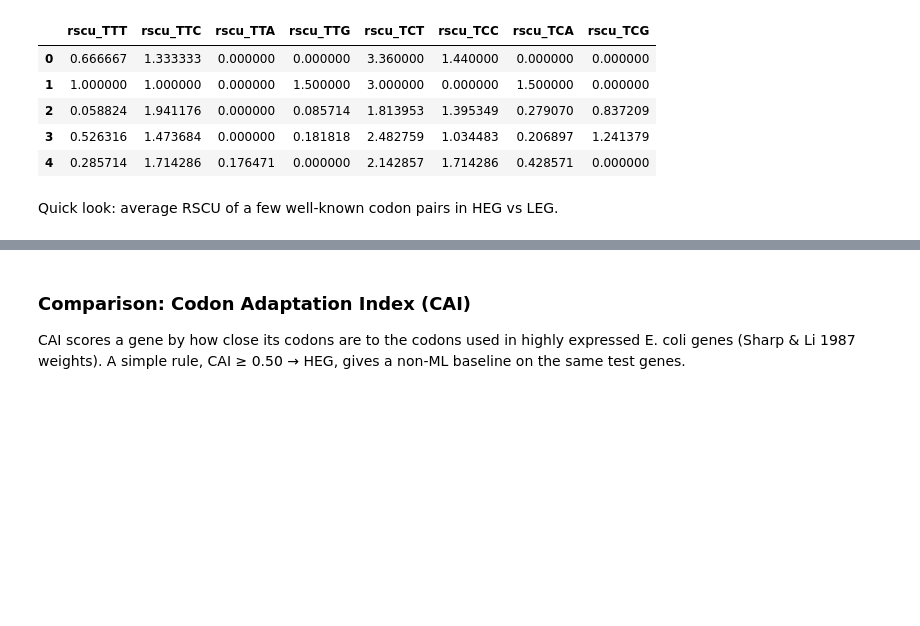
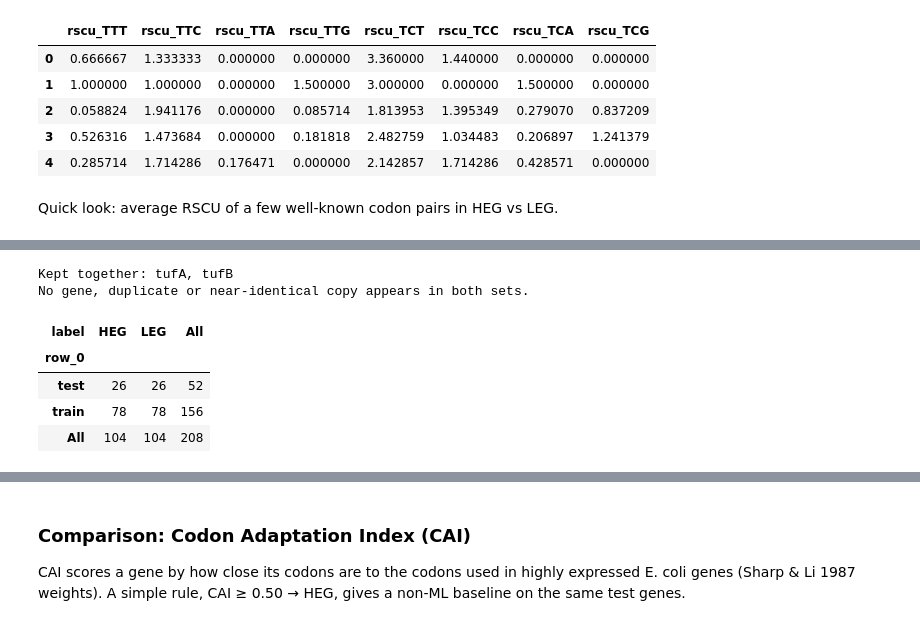
Before and after one commit to ritu-ramesh-dev/kodon, a Jupyter notebook: notebook/kodon_model.ipynb, the cells around one changed output, grey strips where cells are left out. Cells and saved outputs as stored; diff of their text form; code cells hidden in the pictures; blank space fills up the shorter version.

```diff
--- a/notebook/kodon_model.ipynb
+++ b/notebook/kodon_model.ipynb
@@ -185 +205,40 @@ X[pairs].groupby(dataset.label).mean().T.round(2)
+# %%
+seqs = dataset.seq.tolist()
+parent = list(range(len(seqs)))
+def find(i):
+    while parent[i] != i:
+        parent[i] = parent[parent[i]]
+        i = parent[i]
+    return i
+for i in range(len(seqs)):
+    for j in range(i + 1, len(seqs)):
+        a, b = seqs[i], seqs[j]
+        if len(a) == len(b) and sum(x == y for x, y in zip(a, b)) / len(a) >= 0.90:
+            parent[find(j)] = find(i)
+groups = pd.Series([find(i) for i in range(len(seqs))], index=dataset.index)
+merged = groups[groups.duplicated(keep=False)]
+for g, members in dataset.loc[merged.index].groupby(merged)["gene"]:
+    print("Kept together:", ", ".join(members))
+
+splitter = StratifiedGroupKFold(n_splits=4, shuffle=True, random_state=SEED)
+train_pos, test_pos = next(splitter.split(X, y, groups))
+idx_train, idx_test = dataset.index[train_pos], dataset.index[test_pos]
+
+# Checks: nothing is shared between the two sets
+train_genes, test_genes = dataset.loc[idx_train], dataset.loc[idx_test]
+assert set(train_genes.locus).isdisjoint(test_genes.locus), "a gene is in both sets"
+assert set(groups[idx_train]).isdisjoint(groups[idx_test]), "near-identical genes are split"
+assert not any(t in s or s in t for t in test_genes.seq for s in train_genes.seq), "overlapping sequences"
+print("No gene, duplicate or near-identical copy appears in both sets.")
+
+split_table = pd.crosstab(np.where(dataset.index.isin(idx_test), "test", "train"), dataset.label, margins=True)
+split_table
+# %% [output]
+Kept together: tufA, tufB
+No gene, duplicate or near-identical copy appears in both sets.
+| label | HEG | LEG | All |
+| row_0 |  |  |  |
+| test | 26 | 26 | 52 |
+| train | 78 | 78 | 156 |
+| All | 104 | 104 | 208 |
 # %% [markdown]
```
Also changed, not shown: parts of 16 cells of this notebook, 7 other files.
